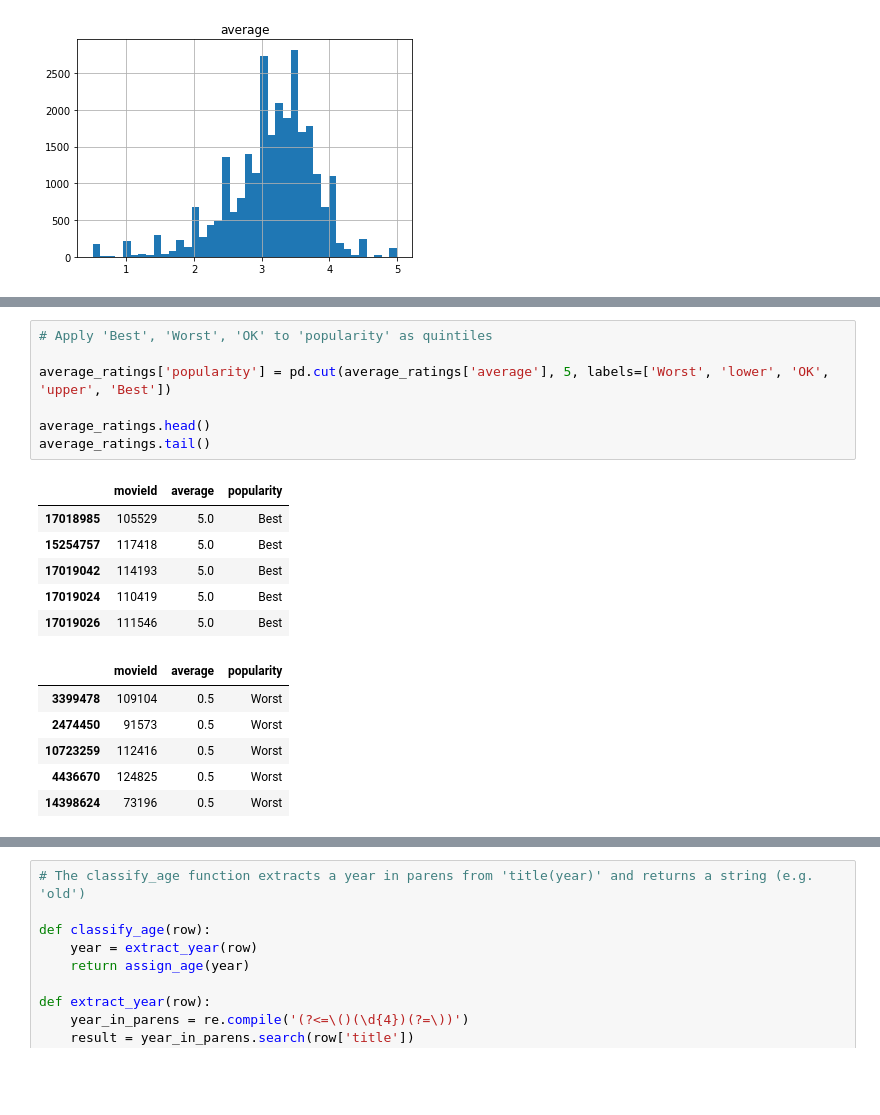
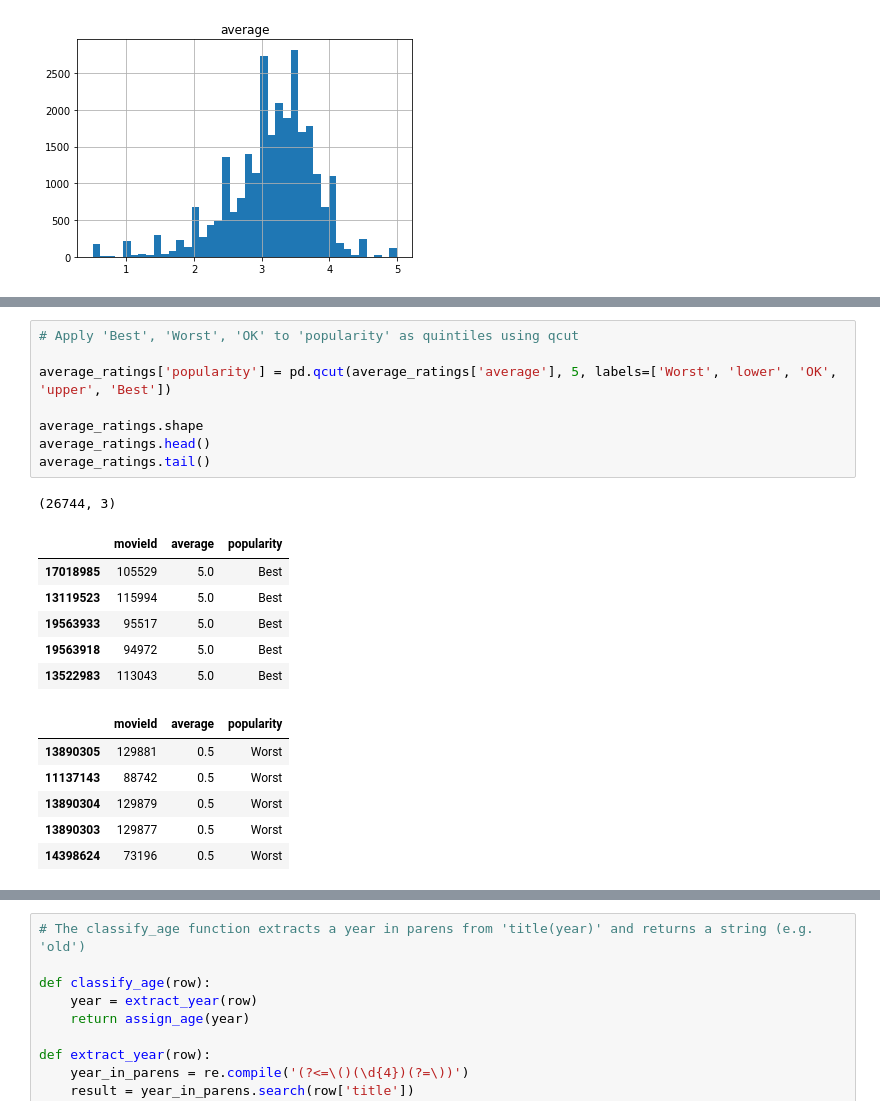
Before and after one commit to michaelegregious/Movie_Ratings, a Jupyter notebook: movie_ratings_by_age.ipynb, the cells around one changed output, grey strips where cells are left out. Drawn from its saved outputs; the diff is of its cells as text; blank space fills up the shorter version.

```diff
--- a/movie_ratings_by_age.ipynb
+++ b/movie_ratings_by_age.ipynb
@@ -203,21 +205,23 @@ average_ratings.tail()
 | 14398624 | 73196 | 0.5 |
 # %%
-# Apply 'Best', 'Worst', 'OK' to 'popularity' as quintiles
+# Apply 'Best', 'Worst', 'OK' to 'popularity' as quintiles using qcut
 
-average_ratings['popularity'] = pd.cut(average_ratings['average'], 5, labels=['Worst', 'lower', 'OK', 'upper', 'Best'])
+average_ratings['popularity'] = pd.qcut(average_ratings['average'], 5, labels=['Worst', 'lower', 'OK', 'upper', 'Best'])
 
+average_ratings.shape
 average_ratings.head()
 average_ratings.tail()
 # %% [output]
+(26744, 3)
 |  | movieId | average | popularity |
 | 17018985 | 105529 | 5.0 | Best |
-| 15254757 | 117418 | 5.0 | Best |
-| 17019042 | 114193 | 5.0 | Best |
-| 17019024 | 110419 | 5.0 | Best |
-| 17019026 | 111546 | 5.0 | Best |
+| 13119523 | 115994 | 5.0 | Best |
+| 19563933 | 95517 | 5.0 | Best |
+| 19563918 | 94972 | 5.0 | Best |
+| 13522983 | 113043 | 5.0 | Best |
 |  | movieId | average | popularity |
-| 3399478 | 109104 | 0.5 | Worst |
-| 2474450 | 91573 | 0.5 | Worst |
-| 10723259 | 112416 | 0.5 | Worst |
-| 4436670 | 124825 | 0.5 | Worst |
+| 13890305 | 129881 | 0.5 | Worst |
+| 11137143 | 88742 | 0.5 | Worst |
+| 13890304 | 129879 | 0.5 | Worst |
+| 13890303 | 129877 | 0.5 | Worst |
 | 14398624 | 73196 | 0.5 | Worst |
```
Also changed, not shown: parts of 12 cells of this notebook.
